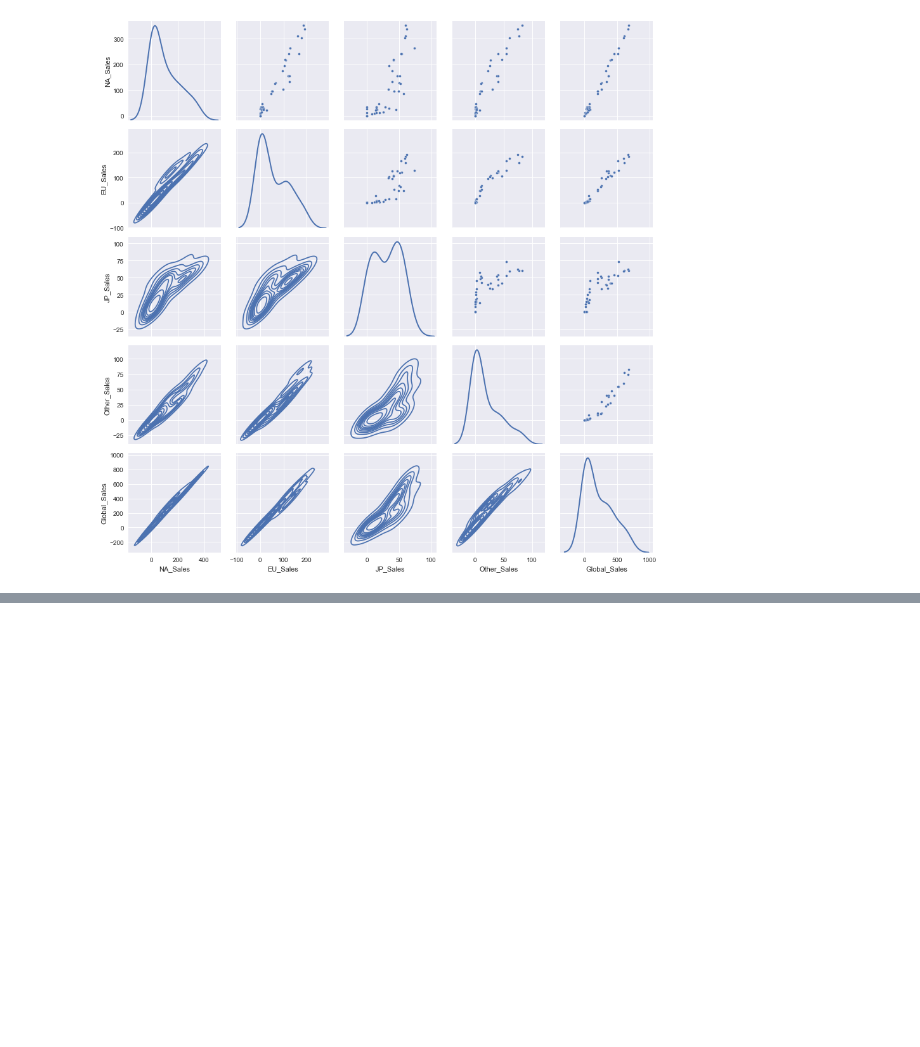
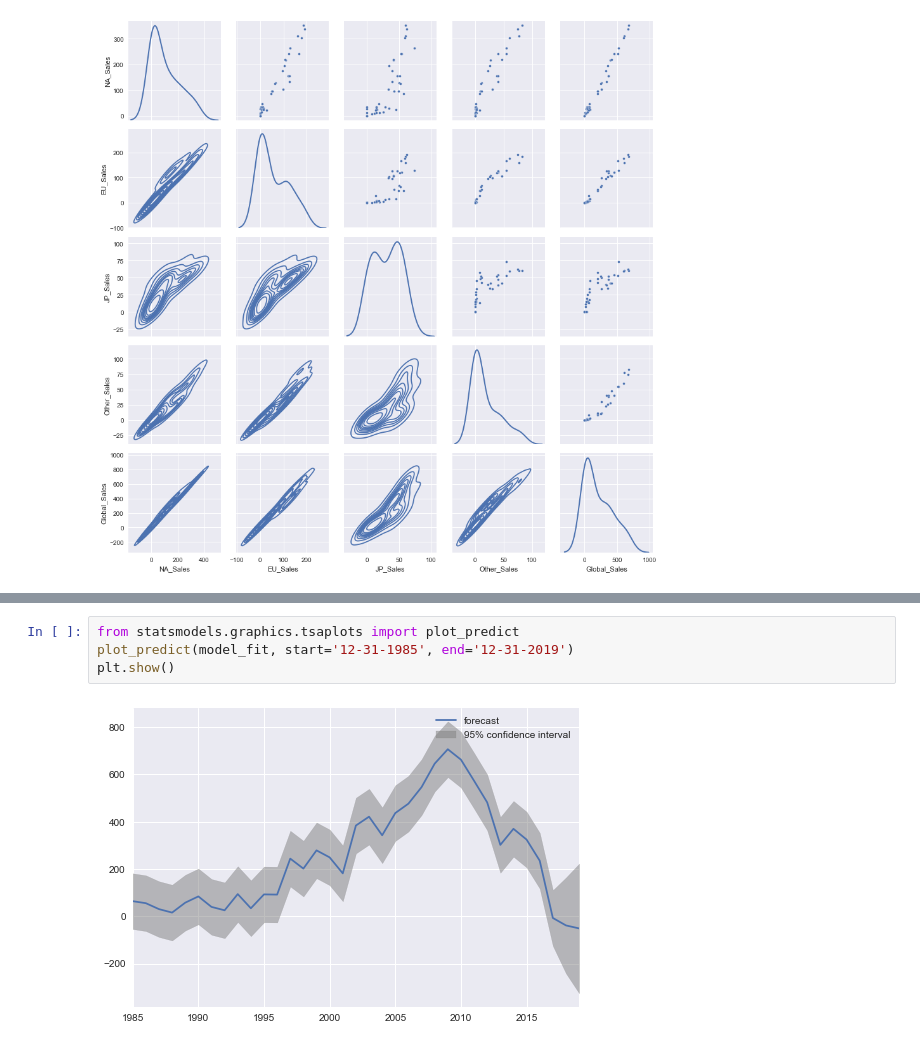
Before and after one commit to josue-islas/Videogames, a Jupyter notebook: Notebook.ipynb, the cells around one changed output, grey strips where cells are left out. Drawn from its saved outputs; the diff is of its cells as text; blank space fills up the shorter version.

```diff
--- a/Notebook.ipynb
+++ b/Notebook.ipynb
@@ -593,0 +726,6 @@ g.map_diag(sns.kdeplot, lw=2)
+# %%
+from statsmodels.graphics.tsaplots import plot_predict
+plot_predict(model_fit, start='12-31-1985', end='12-31-2019')
+plt.show()
+# %% [output]
+[figure, added]
```
Also changed, not shown: parts of 9 cells of this notebook, 3 other files.
